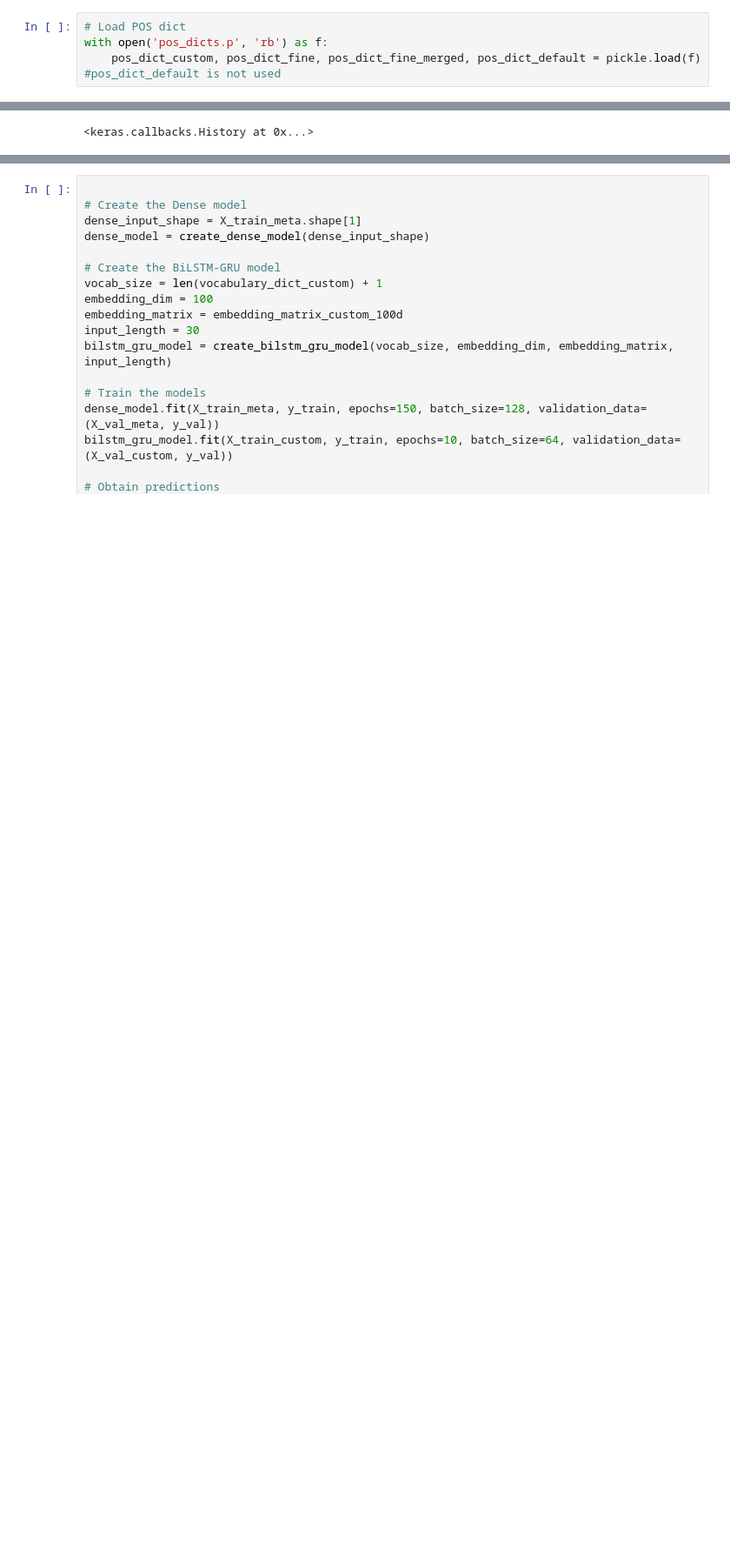
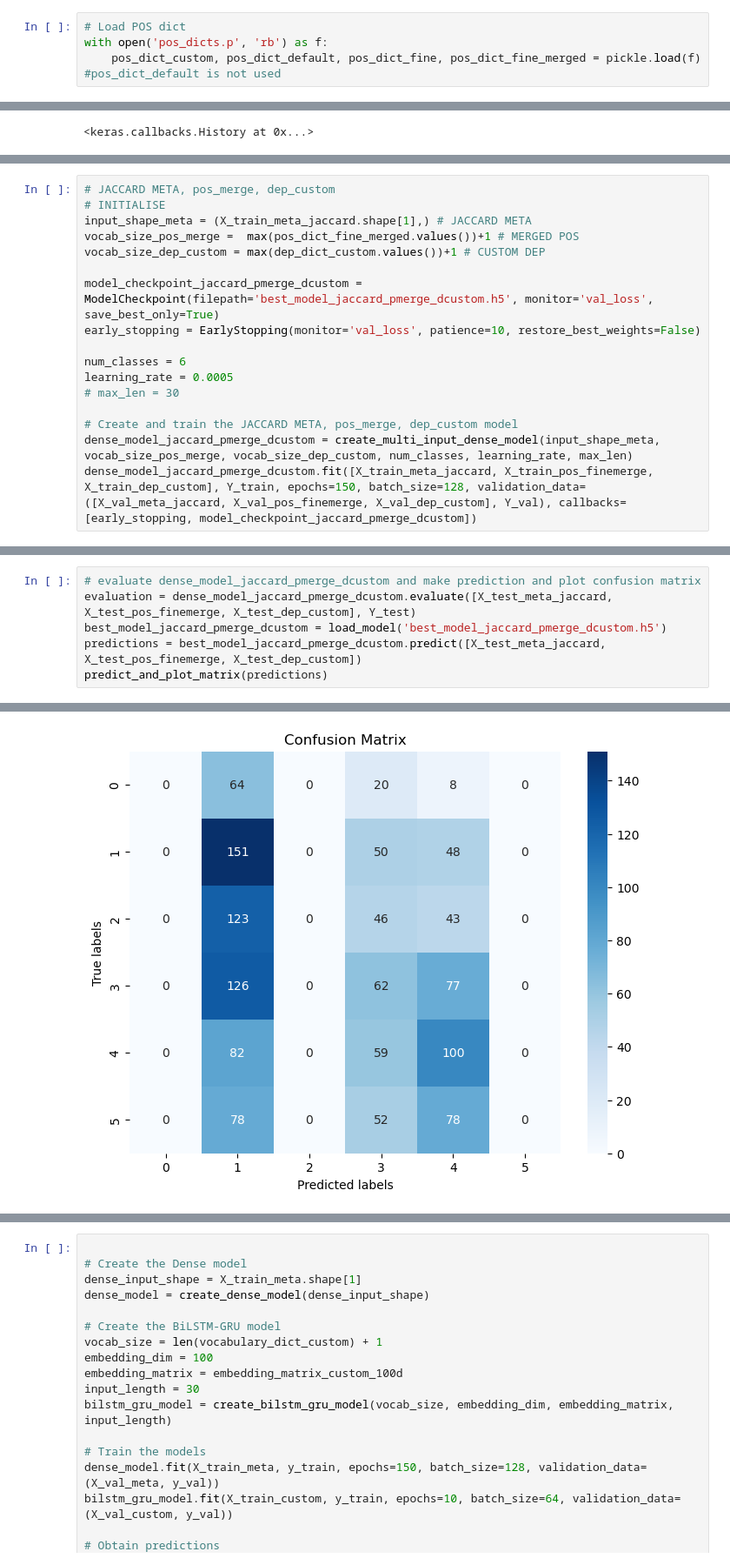
Before and after one commit to f4ths/fyp-fake-news-detection, a Jupyter notebook: ensemble.ipynb, the cells around one changed output, grey strips where cells are left out. Shown at 87% size. Saved outputs shown, nothing was run; the diff lists cells and outputs as text; blank space fills up the shorter version.

```diff
--- a/ensemble.ipynb
+++ b/ensemble.ipynb
@@ -68,7 +117,7 @@ with open('dep_dict.p', 'rb') as f:
 # %%
 # Load POS dict
 with open('pos_dicts.p', 'rb') as f:
-    pos_dict_custom, pos_dict_fine, pos_dict_fine_merged, pos_dict_default = pickle.load(f) #pos_dict_default is not used
+    pos_dict_custom, pos_dict_default, pos_dict_fine, pos_dict_fine_merged = pickle.load(f) #pos_dict_default is not used
 # %%
 train_data
 # %% [output]
@@ -792,0 +1426,17 @@ Epoch 150/150
+# %%
+# JACCARD META, pos_merge, dep_custom
+# INITIALISE
+input_shape_meta = (X_train_meta_jaccard.shape[1],) # JACCARD META
+vocab_size_pos_merge =  max(pos_dict_fine_merged.values())+1 # MERGED POS
+vocab_size_dep_custom = max(dep_dict_custom.values())+1 # CUSTOM DEP
+
+model_checkpoint_jaccard_pmerge_dcustom = ModelCheckpoint(filepath='best_model_jaccard_pmerge_dcustom.h5', monitor='val_loss', save_best_only=True)
+early_stopping = EarlyStopping(monitor='val_loss', patience=10, restore_best_weights=False)
+
+num_classes = 6
+learning_rate = 0.0005
+# max_len = 30
+
+# Create and train the JACCARD META, pos_merge, dep_custom model
+dense_model_jaccard_pmerge_dcustom = create_multi_input_dense_model(input_shape_meta, vocab_size_pos_merge, vocab_size_dep_custom, num_classes, learning_rate, max_len)
+dense_model_jaccard_pmerge_dcustom.fit([X_train_meta_jaccard, X_train_pos_finemerge, X_train_dep_custom], Y_train, epochs=150, batch_size=128, validation_data=([X_val_meta_jaccard, X_val_pos_finemerge, X_val_dep_custom], Y_val), callbacks=[early_stopping, model_checkpoint_jaccard_pmerge_dcustom])
@@ -792,0 +1462,7 @@ Epoch 150/150
+# %%
+# evaluate dense_model_jaccard_pmerge_dcustom and make prediction and plot confusion matrix
+evaluation = dense_model_jaccard_pmerge_dcustom.evaluate([X_test_meta_jaccard, X_test_pos_finemerge, X_test_dep_custom], Y_test)
+best_model_jaccard_pmerge_dcustom = load_model('best_model_jaccard_pmerge_dcustom.h5')
+predictions = best_model_jaccard_pmerge_dcustom.predict([X_test_meta_jaccard, X_test_pos_finemerge, X_test_dep_custom])
+predict_and_plot_matrix(predictions)
+# %% [output]
@@ -792,0 +1481 @@ Epoch 150/150
+[figure, added]
```
Also changed, not shown: parts of 64 cells of this notebook, 1 other file.
